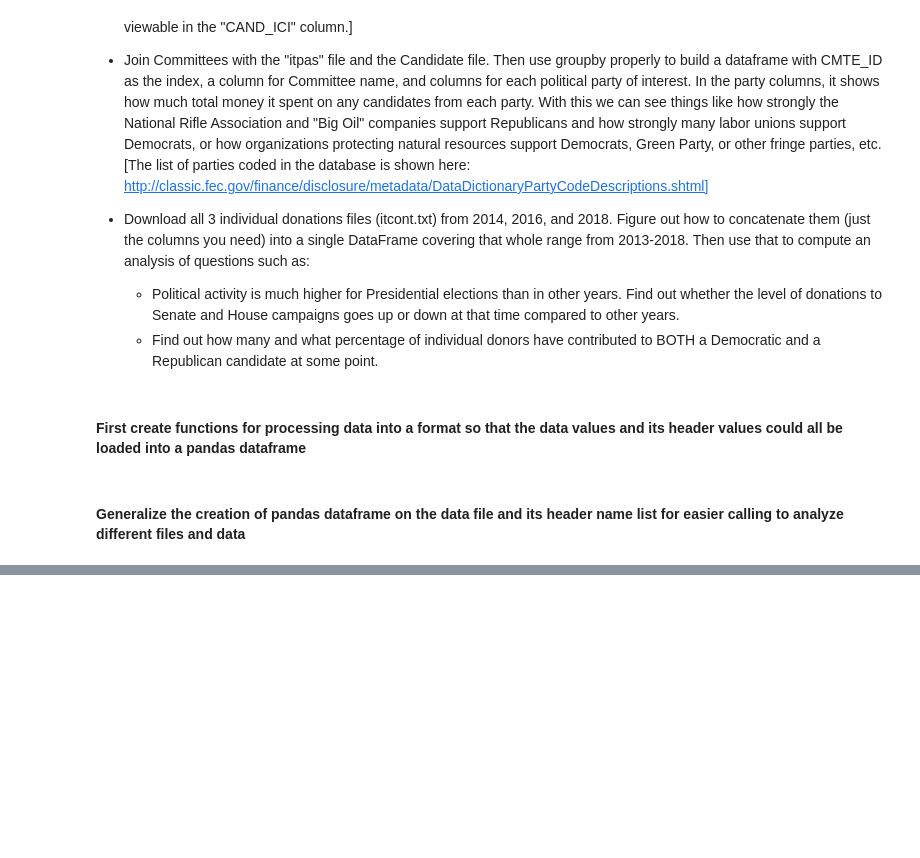
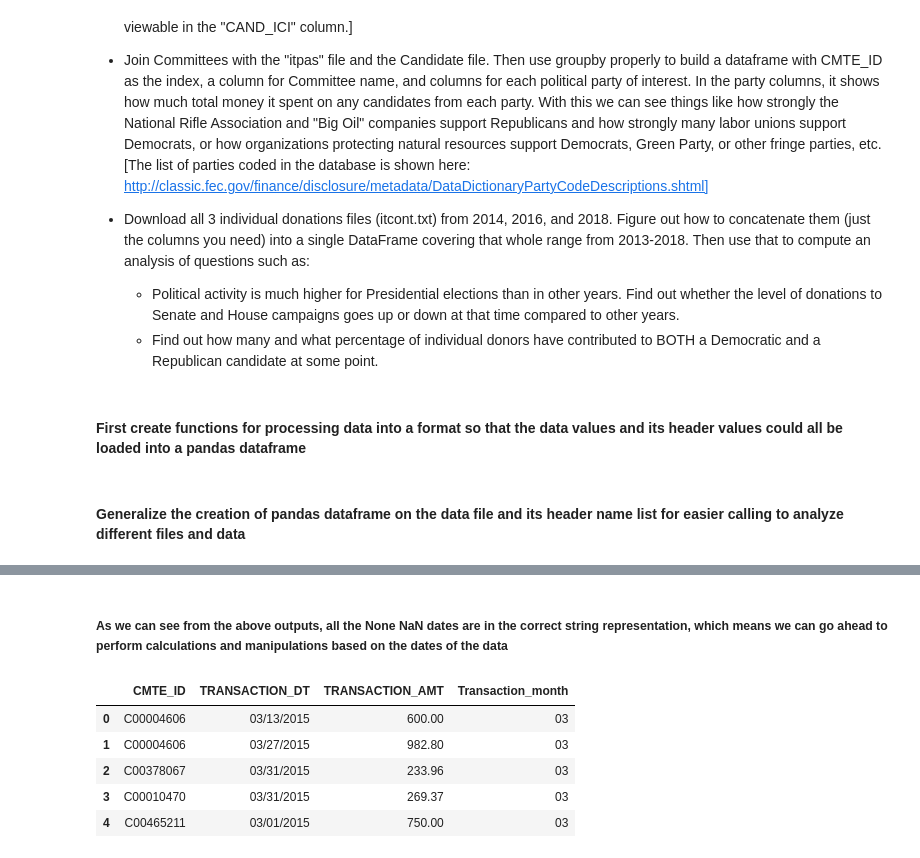
Before and after one commit to TeemosCode/UIUC, a Jupyter notebook: IS 590 Pragramming Analytics & Data Processing/Assignment5/FEC_analysis.ipynb, the cells around one changed output, grey strips where cells are left out. Saved outputs shown, nothing was run; the diff lists cells and outputs as text; code cells hidden in the pictures; blank space fills up the shorter version.

```diff
--- a/IS 590 Pragramming Analytics & Data Processing/Assignment5/FEC_analysis.ipynb
+++ b/IS 590 Pragramming Analytics & Data Processing/Assignment5/FEC_analysis.ipynb
@@ -130,0 +82,12 @@ def find_month(dates):
+# %%
+# seting data file and header file location for reading data into the pandas dataframe
+operating_Expenditures = "./operating_Expenditures/oppexp.txt"
+operating_Expenditures_header = "./operating_Expenditures/oppexp_header_file.csv"
+# %%
+# In order to calculate total expenditures by all committees per month, we only need the data of committee id ('CMTE_ID'),
+# Transaction date (TRANSACTION_DT) and transaction amount (TRANSACTION_AMT). Thus we only use those three columns
+# when reading in the data with usecols and setting their data type with dtype to align the datatype of the datafram
+# data and to save time when reading in data.
+opExp_df = CSV_DF(operating_Expenditures, operating_Expenditures_header,
+                  usecols=['CMTE_ID','TRANSACTION_DT', 'TRANSACTION_AMT'],
+                  dtype = {"TRANSACTION_AMT":float, "TRANSACTION_DT":str})
@@ -130,0 +198,30 @@ def find_month(dates):
+# %% [markdown]
+##### As we can see from the above outputs, all the None NaN dates are in the correct string representation, which means we can go ahead to perform calculations and manipulations based on the dates of the data
+# %%
+# create a fucntion that finds the month value in the "TRANSACTION_DT" column to create a new column 'Transaction_month'
+# containing only the months for later grouping.
+def find_month(dates):
+    """
+    Find the month value in the column name with date values passed into it.
+    The date values are in a string format of "mm/dd/yyyy"
+    To extract the month, the function uses string splitting of its index
+
+    :param dates: Pandas Series with values of the date
+    :return dates[0:2]: String slicing that represents the month value
+    """
+    return dates[0:2]
+# %%
+# Drop the rows of data that does not have any data regarding transaction date with drapna()
+# then apply the 'find_month' function to all the row data under the TRANSACTION_DT column to return the month values
+# then save those values into a new column 'Transaction_month' in the opExp_df dataframe
+opExp_df["Transaction_month"] = opExp_df.TRANSACTION_DT.dropna().apply(find_month)
+# %%
+# A look at the data frame
+opExp_df.head()
+# %% [output]
+|  | CMTE_ID | TRANSACTION_DT | TRANSACTION_AMT | Transaction_month |
+| 0 | C00004606 | 03/13/2015 | 600.00 | 03 |
+| 1 | C00004606 | 03/27/2015 | 982.80 | 03 |
+| 2 | C00378067 | 03/31/2015 | 233.96 | 03 |
+| 3 | C00010470 | 03/31/2015 | 269.37 | 03 |
+| 4 | C00465211 | 03/01/2015 | 750.00 | 03 |
```
Also changed, not shown: parts of 63 cells of this notebook.
